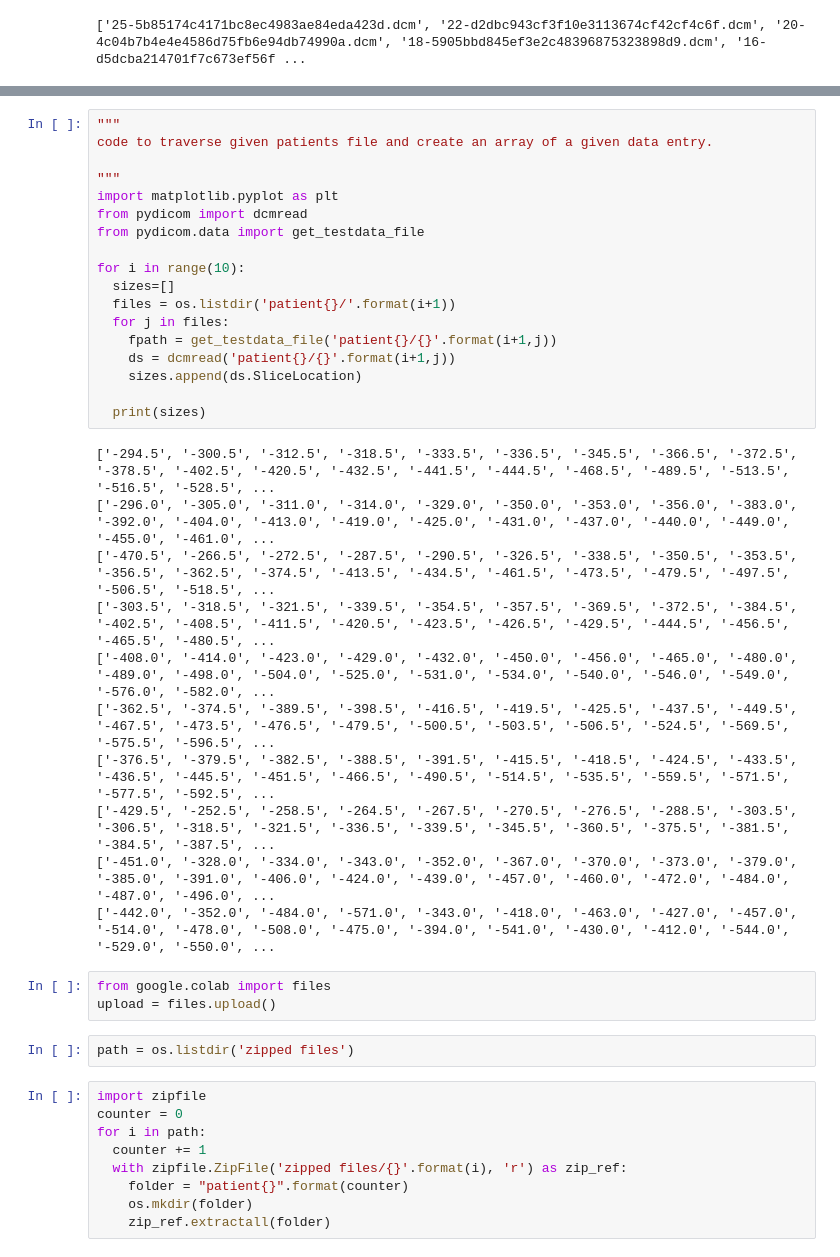
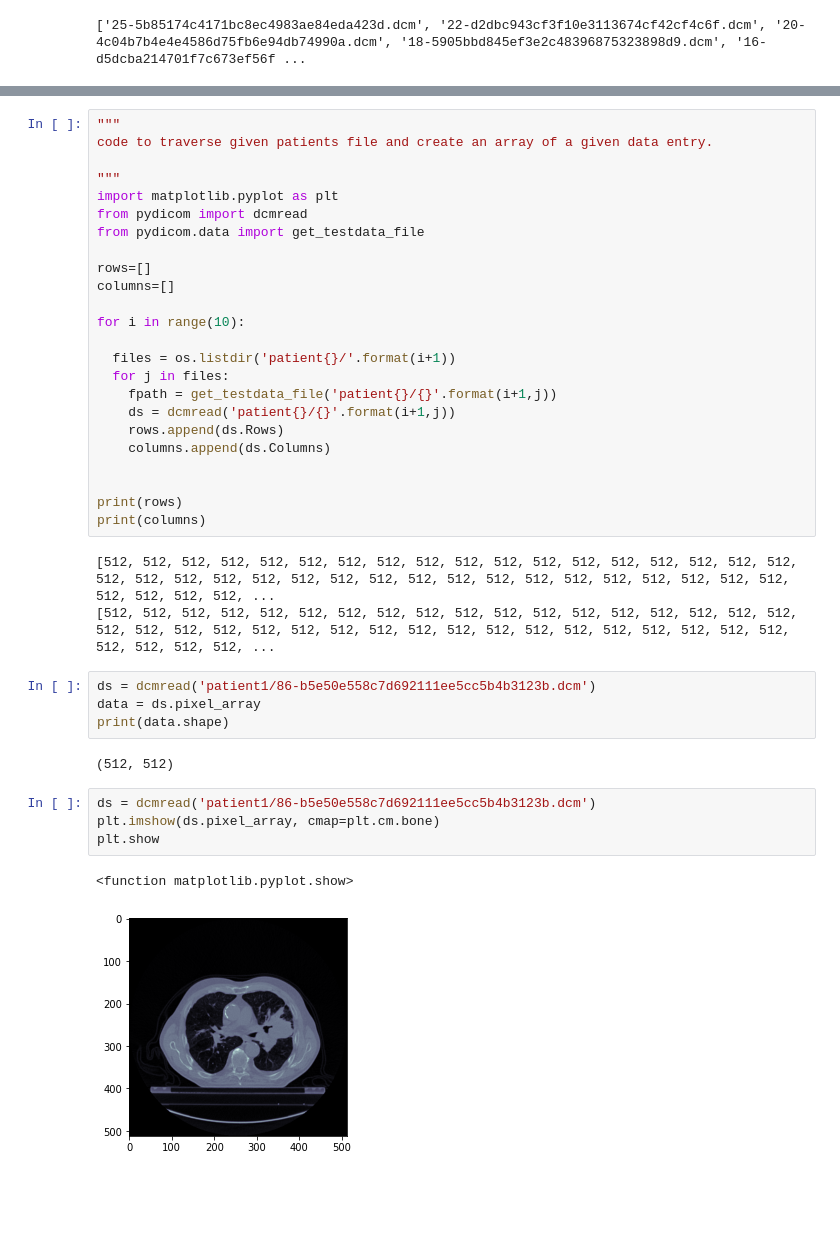
Before and after one commit to PHastings37/Mphys-proj, a Jupyter notebook: loading and masking images.ipynb, the cells around one changed output, grey strips where cells are left out. Saved outputs shown, nothing was run; the diff lists cells and outputs as text; blank space fills up the shorter version.

```diff
--- a/loading and masking images.ipynb
+++ b/loading and masking images.ipynb
@@ -60,37 +78,34 @@ import matplotlib.pyplot as plt
 from pydicom import dcmread
 from pydicom.data import get_testdata_file
 
+rows=[]
+columns=[]
+
 for i in range(10):
-  sizes=[]
+
   files = os.listdir('patient{}/'.format(i+1))
   for j in files:
     fpath = get_testdata_file('patient{}/{}'.format(i+1,j))
     ds = dcmread('patient{}/{}'.format(i+1,j))
-    sizes.append(ds.SliceLocation)
+    rows.append(ds.Rows)
+    columns.append(ds.Columns)
 
-  print(sizes)
+
+print(rows)
+print(columns)
 # %% [output]
-['-294.5', '-300.5', '-312.5', '-318.5', '-333.5', '-336.5', '-345.5', '-366.5', '-372.5', '-378.5', '-402.5', '-420.5', '-432.5', '-441.5', '-444.5', '-468.5', '-489.5', '-513.5', '-516.5', '-528.5', ...
-['-296.0', '-305.0', '-311.0', '-314.0', '-329.0', '-350.0', '-353.0', '-356.0', '-383.0', '-392.0', '-404.0', '-413.0', '-419.0', '-425.0', '-431.0', '-437.0', '-440.0', '-449.0', '-455.0', '-461.0', ...
-['-470.5', '-266.5', '-272.5', '-287.5', '-290.5', '-326.5', '-338.5', '-350.5', '-353.5', '-356.5', '-362.5', '-374.5', '-413.5', '-434.5', '-461.5', '-473.5', '-479.5', '-497.5', '-506.5', '-518.5', ...
-['-303.5', '-318.5', '-321.5', '-339.5', '-354.5', '-357.5', '-369.5', '-372.5', '-384.5', '-402.5', '-408.5', '-411.5', '-420.5', '-423.5', '-426.5', '-429.5', '-444.5', '-456.5', '-465.5', '-480.5', ...
-['-408.0', '-414.0', '-423.0', '-429.0', '-432.0', '-450.0', '-456.0', '-465.0', '-480.0', '-489.0', '-498.0', '-504.0', '-525.0', '-531.0', '-534.0', '-540.0', '-546.0', '-549.0', '-576.0', '-582.0', ...
-['-362.5', '-374.5', '-389.5', '-398.5', '-416.5', '-419.5', '-425.5', '-437.5', '-449.5', '-467.5', '-473.5', '-476.5', '-479.5', '-500.5', '-503.5', '-506.5', '-524.5', '-569.5', '-575.5', '-596.5', ...
-['-376.5', '-379.5', '-382.5', '-388.5', '-391.5', '-415.5', '-418.5', '-424.5', '-433.5', '-436.5', '-445.5', '-451.5', '-466.5', '-490.5', '-514.5', '-535.5', '-559.5', '-571.5', '-577.5', '-592.5', ...
-['-429.5', '-252.5', '-258.5', '-264.5', '-267.5', '-270.5', '-276.5', '-288.5', '-303.5', '-306.5', '-318.5', '-321.5', '-336.5', '-339.5', '-345.5', '-360.5', '-375.5', '-381.5', '-384.5', '-387.5', ...
-['-451.0', '-328.0', '-334.0', '-343.0', '-352.0', '-367.0', '-370.0', '-373.0', '-379.0', '-385.0', '-391.0', '-406.0', '-424.0', '-439.0', '-457.0', '-460.0', '-472.0', '-484.0', '-487.0', '-496.0', ...
-['-442.0', '-352.0', '-484.0', '-571.0', '-343.0', '-418.0', '-463.0', '-427.0', '-457.0', '-514.0', '-478.0', '-508.0', '-475.0', '-394.0', '-541.0', '-430.0', '-412.0', '-544.0', '-529.0', '-550.0', ...
+[512, 512, 512, 512, 512, 512, 512, 512, 512, 512, 512, 512, 512, 512, 512, 512, 512, 512, 512, 512, 512, 512, 512, 512, 512, 512, 512, 512, 512, 512, 512, 512, 512, 512, 512, 512, 512, 512, 512, 512, ...
+[512, 512, 512, 512, 512, 512, 512, 512, 512, 512, 512, 512, 512, 512, 512, 512, 512, 512, 512, 512, 512, 512, 512, 512, 512, 512, 512, 512, 512, 512, 512, 512, 512, 512, 512, 512, 512, 512, 512, 512, ...
-# %%
-from google.colab import files
-upload = files.upload()
-# %%
-path = os.listdir('zipped files')
-# %%
-import zipfile
-counter = 0
-for i in path:
-  counter += 1
-  with zipfile.ZipFile('zipped files/{}'.format(i), 'r') as zip_ref:
-    folder = "patient{}".format(counter)
-    os.mkdir(folder)
-    zip_ref.extractall(folder)
+# %%
+ds = dcmread('patient1/86-b5e50e558c7d692111ee5cc5b4b3123b.dcm')
+data = ds.pixel_array
+print(data.shape)
+# %% [output]
+(512, 512)
+# %%
+ds = dcmread('patient1/86-b5e50e558c7d692111ee5cc5b4b3123b.dcm')
+plt.imshow(ds.pixel_array, cmap=plt.cm.bone)
+plt.show
+# %% [output]
+<function matplotlib.pyplot.show>
+[figure, added]
```
Also changed, not shown: parts of 3 cells of this notebook.
